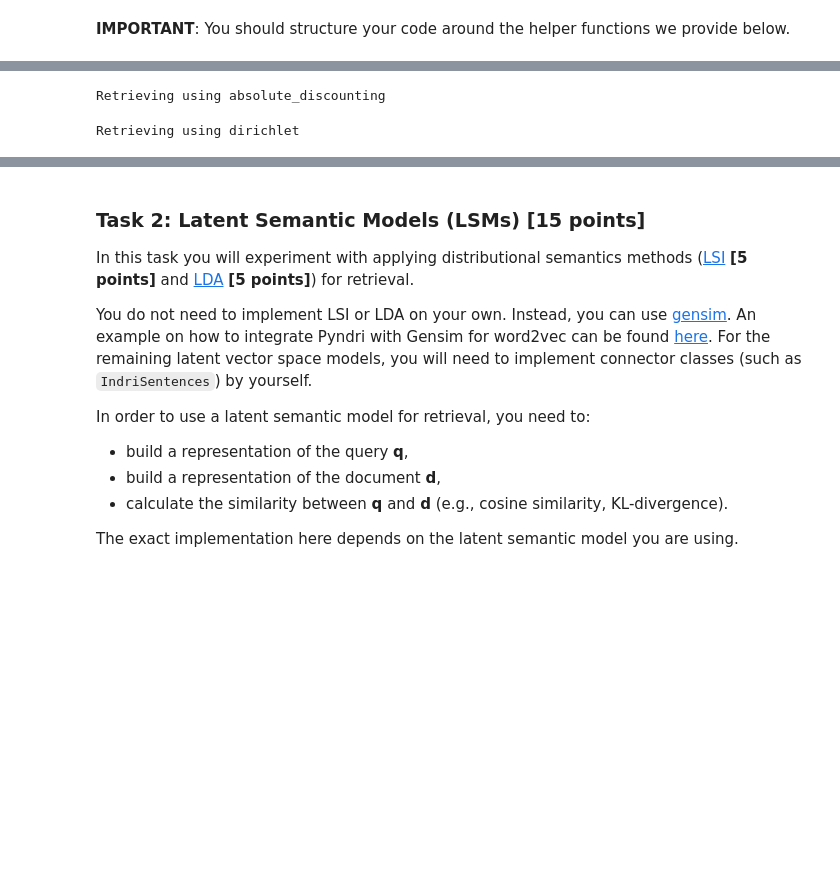
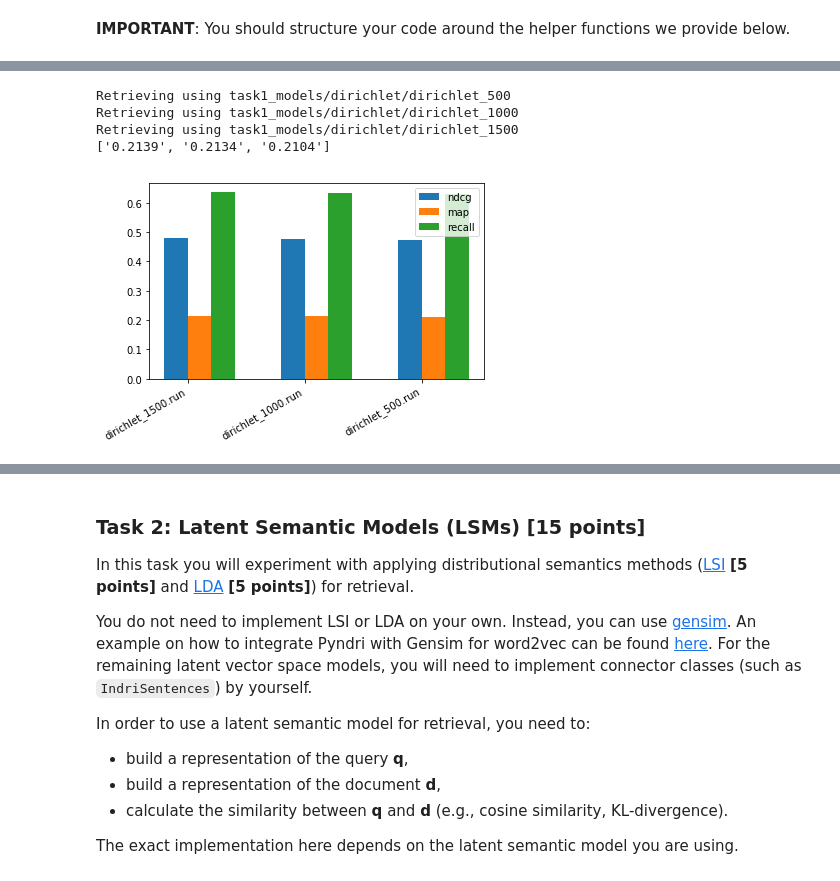
Before and after one commit to Poezedoez/IR1, a Jupyter notebook: hw2/assignment.ipynb, the cells around one changed output, grey strips where cells are left out. Saved outputs shown, nothing was run; the diff lists cells and outputs as text; code cells hidden in the pictures; blank space fills up the shorter version.

```diff
--- a/hw2/assignment.ipynb
+++ b/hw2/assignment.ipynb
@@ -437,26 +467,21 @@ run_retrieval('jelinek_mercer', jelinek_mercer)
 # %%
-def absolute_discounting(int_document_id, query_term_id, delta=10):
+def dirichlet(int_document_id, query_term_id, kwargs):
+    mu = kwargs['mu']
     term_frequency = inverted_index[query_term_id].get(int_document_id, 0)
+    collection_frequency = collection_frequencies[query_term_id]
     doc_length = document_lengths[int_document_id]
     if doc_length == 0:
         return 0
-    collection_frequency = collection_frequencies[query_term_id]
-    return np.log((max(term_frequency-delta, 0) / doc_length
-                  + ((delta * unique_terms_per_document[int_document_id]))
-                  / doc_length * (collection_frequency / total_terms)))
+    return np.log((term_frequency + mu * (collection_frequency / total_terms)) / (doc_length + mu))
 
-run_retrieval('absolute_discounting', absolute_discounting)
+mus = [500, 1000, 1500]
+for mu in mus:
+    run_retrieval('task1_models/dirichlet/dirichlet_{}'.format(mu), dirichlet, mu=mu)
+
+plot('./task1_models/dirichlet/')
 # %% [output]
-Retrieving using absolute_discounting
+Retrieving using task1_models/dirichlet/dirichlet_500
+Retrieving using task1_models/dirichlet/dirichlet_1000
+Retrieving using task1_models/dirichlet/dirichlet_1500
+['0.2139', '0.2134', '0.2104']
+[figure, added]
-# %%
-def dirichlet(int_document_id, query_term_id, mu=3):
-    term_frequency = inverted_index[query_term_id].get(int_document_id, 0)
-    collection_frequency = collection_frequencies[query_term_id]
-    doc_length = document_lengths[int_document_id]
-    if doc_length == 0:
-        return 0
-    return np.log((term_frequency + mu * (collection_frequency / total_terms)) / (doc_length + mu))
-
-run_retrieval('dirichlet', dirichlet)
-# %% [output]
-Retrieving using dirichlet
```
Also changed, not shown: parts of 14 cells of this notebook.
